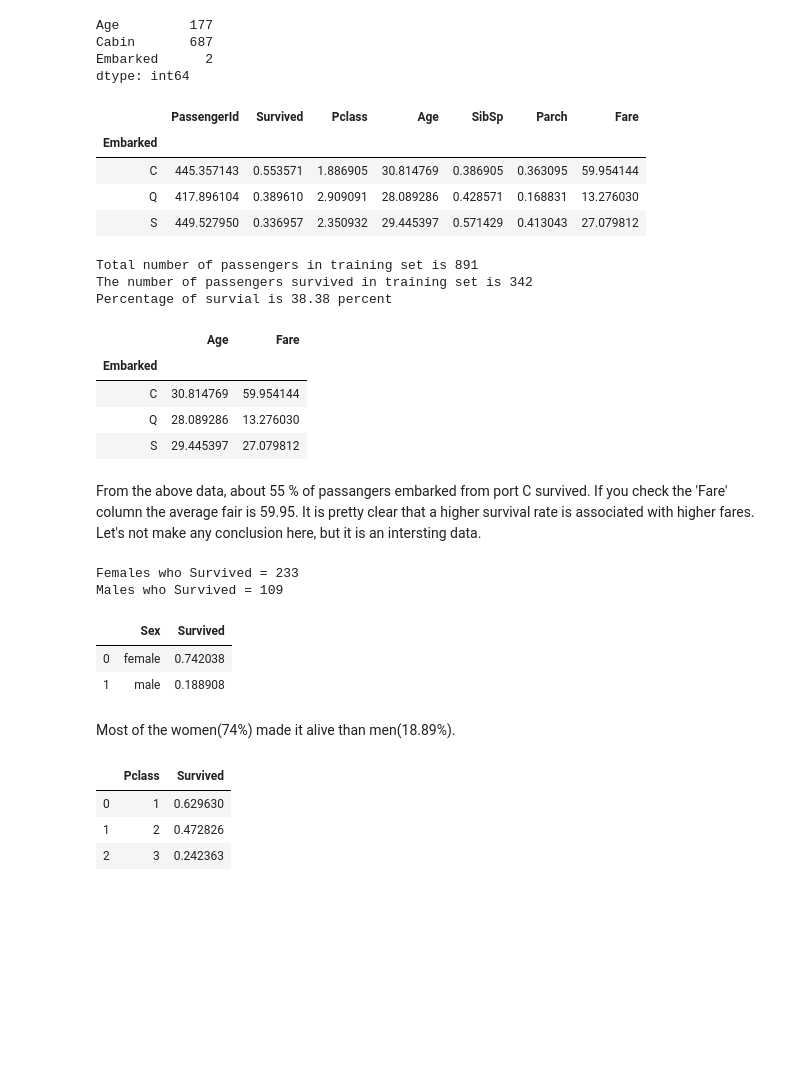
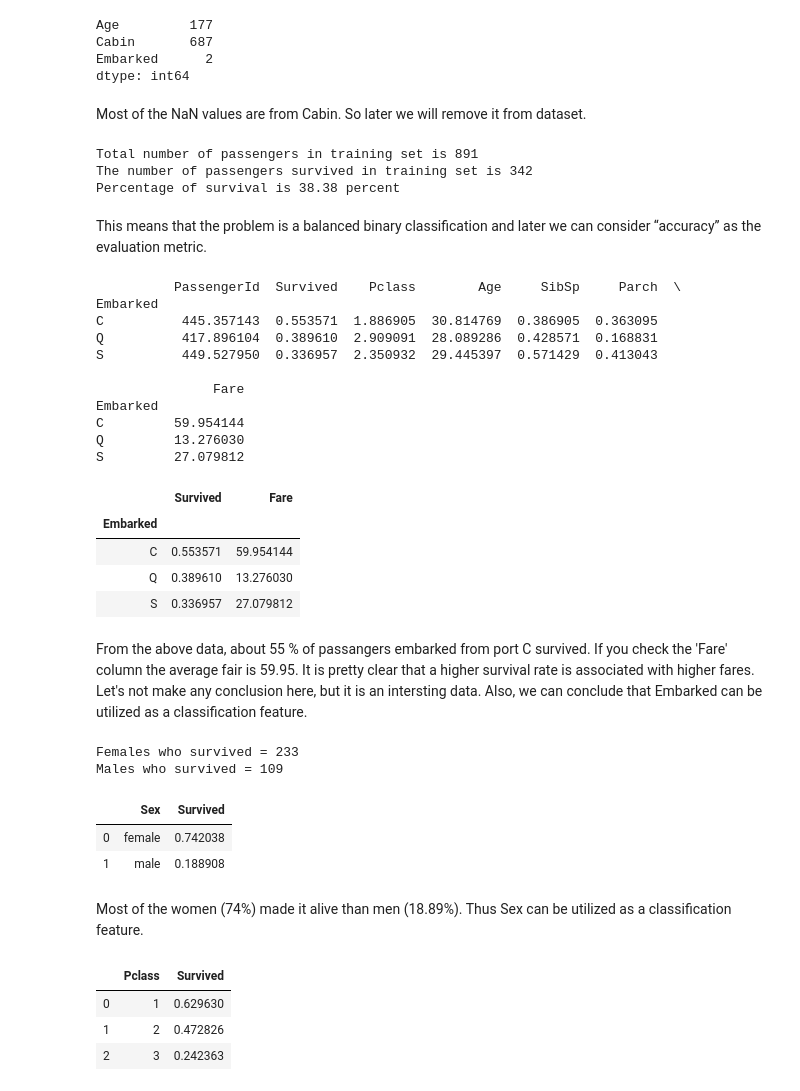
Before and after one commit to mmohseni1/Titanic_ML_Project, a Jupyter notebook: titanic_ml_project.ipynb, the cells around one changed output. Drawn from its saved outputs; the diff is of its cells as text; code cells hidden in the pictures; blank space fills up the shorter version.

```diff
--- a/titanic_ml_project.ipynb
+++ b/titanic_ml_project.ipynb
@@ -132,55 +128,64 @@ Age         177
 Cabin       687
 Embarked      2
 dtype: int64
+# %% [markdown]
+Most of the NaN values are from Cabin. So later we will remove it from dataset.
+# %%
+total = np.count_nonzero(df_train['PassengerId'])
+survived = np.count_nonzero(df_train['Survived'])
+percent_survived = (survived/total) * 100
+
+print('Total number of passengers in training set is %i' %total)
+print('The number of passengers survived in training set is %i' %survived)
+print('Percentage of survival is %.2f percent' %percent_survived)
+# %% [output]
+Total number of passengers in training set is 891
+The number of passengers survived in training set is 342
+Percentage of survival is 38.38 percent
+# %% [markdown]
+This means that the problem is a balanced binary classification and later we can consider “accuracy” as the evaluation metric.
 # %%
 # With out cleaning the data just find out the persentage of passangers survived by port
 port = df_train.groupby('Embarked').aggregate(np.mean)
-port
+print(port)
+port[['Survived', 'Fare']]
 # %% [output]
+          PassengerId  Survived    Pclass        Age     SibSp     Parch  \
+Embarked
+C          445.357143  0.553571  1.886905  30.814769  0.386905  0.363095
+Q          417.896104  0.389610  2.909091  28.089286  0.428571  0.168831
+S          449.527950  0.336957  2.350932  29.445397  0.571429  0.413043
+
+               Fare
+Embarked
+C         59.954144
+Q         13.276030
+S         27.079812
-|  | PassengerId | Survived | Pclass | Age | SibSp | Parch | Fare |
-| Embarked |  |  |  |  |  |  |  |
-| C | 445.357143 | 0.553571 | 1.886905 | 30.814769 | 0.386905 | 0.363095 | 59.954144 |
-| Q | 417.896104 | 0.389610 | 2.909091 | 28.089286 | 0.428571 | 0.168831 | 13.276030 |
-| S | 449.527950 | 0.336957 | 2.350932 | 29.445397 | 0.571429 | 0.413043 | 27.079812 |
+|  | Survived | Fare |
+| Embarked |  |  |
+| C | 0.553571 | 59.954144 |
+| Q | 0.389610 | 13.276030 |
+| S | 0.336957 | 27.079812 |
-# %%
-total = np.count_nonzero(df_train['PassengerId'])
-survived = np.count_nonzero(df_train['Survived'])
-percent_survived = (survived/total) * 100
-
-print('Total number of passengers in training set is %i' %total)
-print('The number of passengers survived in training set is %i' %survived)
-print('Percentage of survial is %.2f percent' %percent_survived)
-
-port[['Age', 'Fare']]
-# %% [output]
-Total number of passengers in training set is 891
-The number of passengers survived in training set is 342
-Percentage of survial is 38.38 percent
-|  | Age | Fare |
-| Embarked |  |  |
-| C | 30.814769 | 59.954144 |
-| Q | 28.089286 | 13.276030 |
-| S | 29.445397 | 27.079812 |
 # %% [markdown]
-From the above data, about 55 % of passangers embarked from port C survived. If you check the 'Fare' column the average fair is 59.95. It is pretty clear that a higher survival rate is associated with higher fares. Let's not make any conclusion here, but it is an intersting data.
+From the above data, about 55 % of passangers embarked from port C survived. If you check the 'Fare' column the average fair is 59.95. It is pretty clear that a higher survival rate is associated with higher fares. Let's not make any conclusion here, but it is an intersting data. Also, we can conclude that Embarked can be utilized as a classification feature.
 # %%
 females = df_train[df_train['Sex'] == 'female']
 females_survived = np.count_nonzero(females['Survived'])
-print('Females who Survived = %i' %females_survived)
+print('Females who survived = %i' %females_survived)
 
 males = df_train[df_train['Sex'] == 'male']
 males_survived = np.count_nonzero(males['Survived'])
-print('Males who Survived = %i' %males_survived)
+print('Males who survived = %i' %males_survived)
 
 df_train[['Sex', 'Survived']].groupby(['Sex'], as_index=False).mean()
 # %% [output]
-Females who Survived = 233
-Males who Survived = 109
+Females who survived = 233
+Males who survived = 109
 |  | Sex | Survived |
 | 0 | female | 0.742038 |
 | 1 | male | 0.188908 |
 # %% [markdown]
-Most of the women(74%) made it alive than men(18.89%).
+Most of the women (74%) made it alive than men (18.89%). Thus Sex can be utilized as a classification feature.
 # %%
 df_train[['Pclass', 'Survived']].groupby(['Pclass'], as_index=False).mean()
 # %% [output]
```
Also changed, not shown: parts of 19 cells of this notebook.
